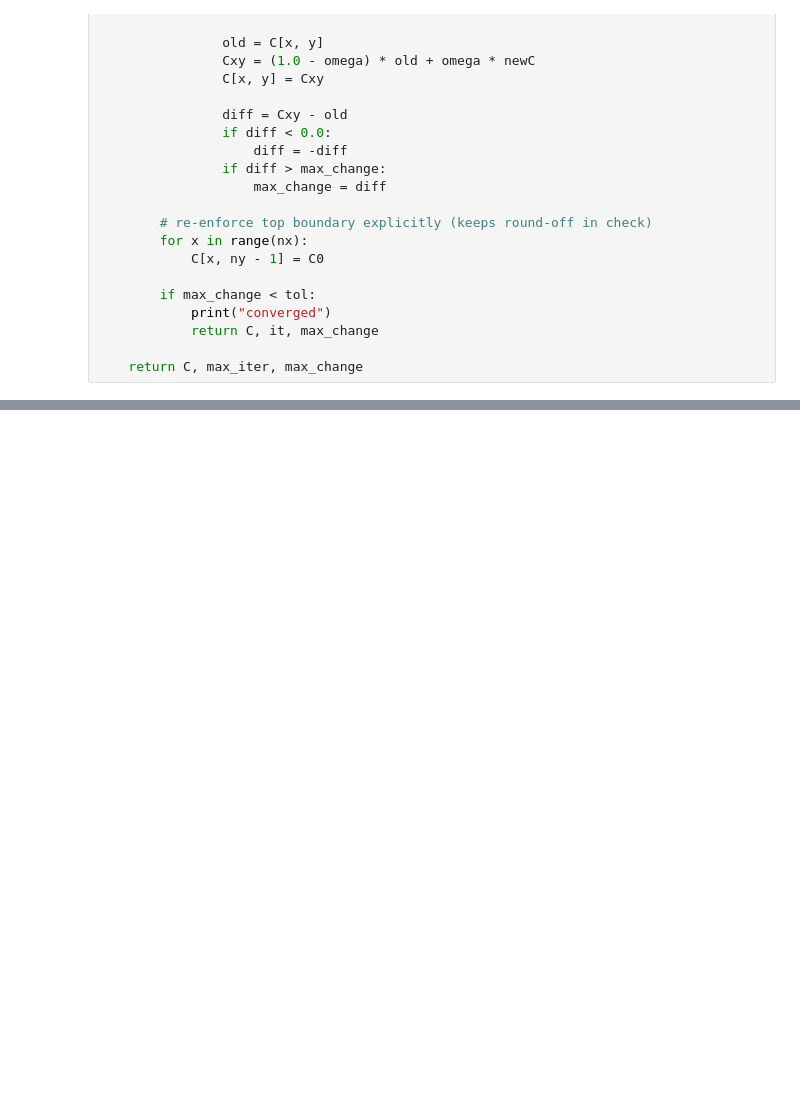
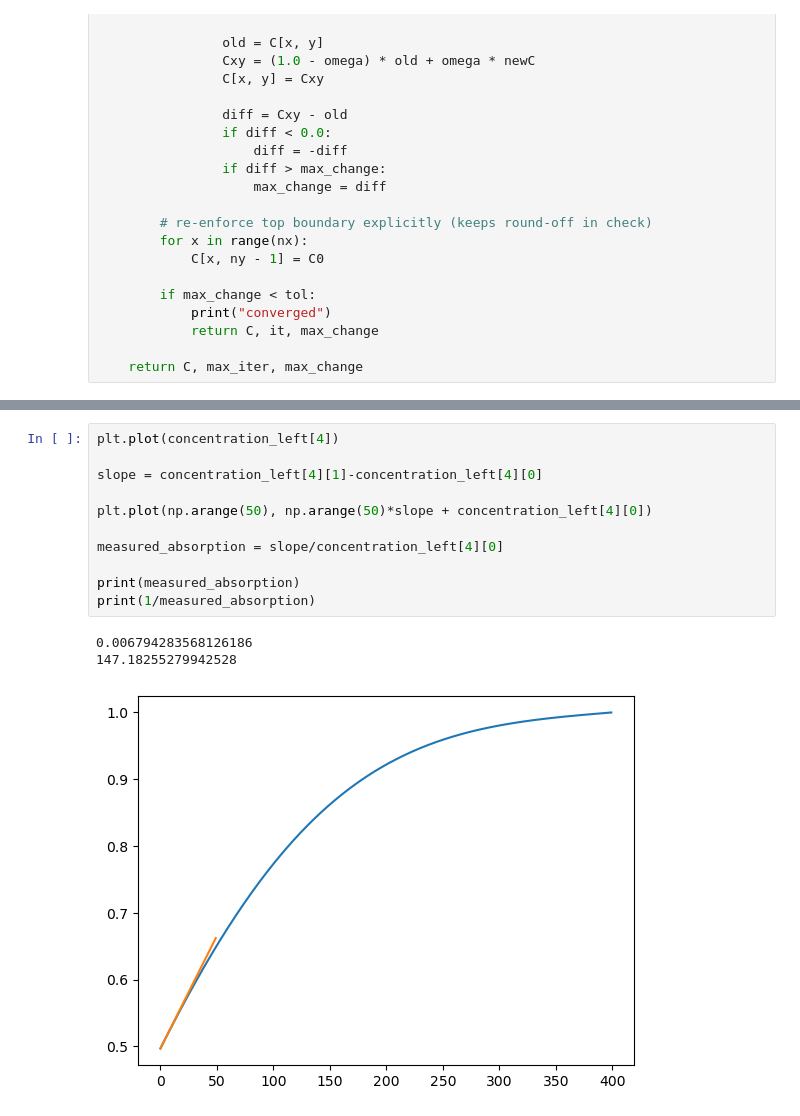
Before and after one commit to yuchenyan0107/LBM_Diffusion, a Jupyter notebook: Laplacian_solver/laplacian.ipynb, the cells around one changed output, grey strips where cells are left out. Saved outputs shown, nothing was run; the diff lists cells and outputs as text; blank space fills up the shorter version.

```diff
--- a/Laplacian_solver/laplacian.ipynb
+++ b/Laplacian_solver/laplacian.ipynb
@@ -206,0 +232,15 @@ plt.legend()
+# %%
+plt.plot(concentration_left[4])
+
+slope = concentration_left[4][1]-concentration_left[4][0]
+
+plt.plot(np.arange(50), np.arange(50)*slope + concentration_left[4][0])
+
+measured_absorption = slope/concentration_left[4][0]
+
+print(measured_absorption)
+print(1/measured_absorption)
+# %% [output]
+0.006794283568126186
+147.18255279942528
+[figure, added]
```
Also changed, not shown: parts of 7 cells of this notebook, 2 other files.
